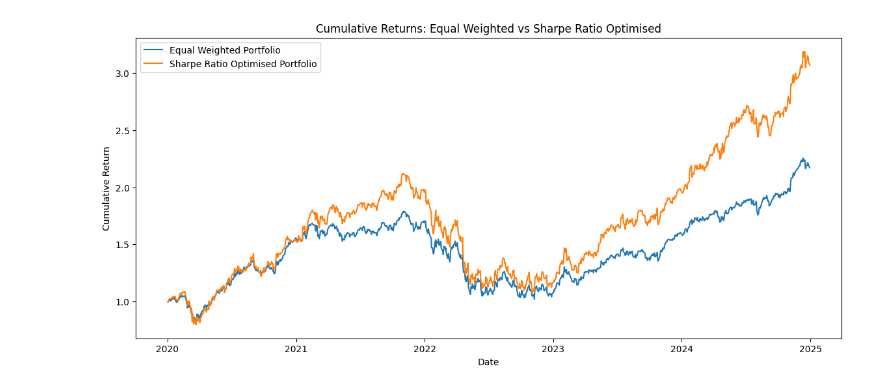
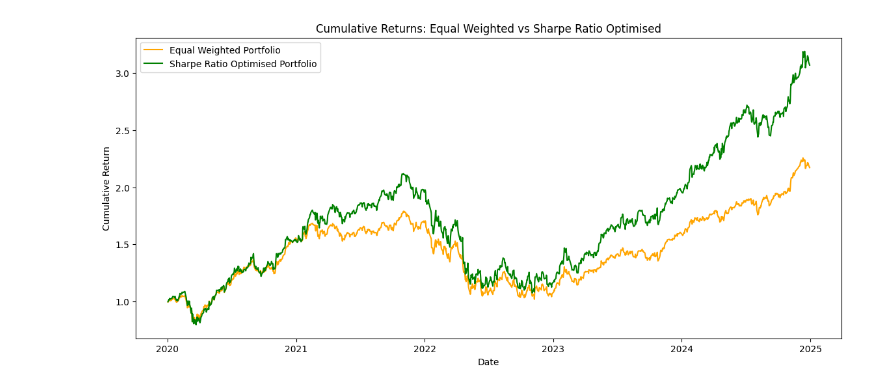
Before and after one commit to Imperial-Business-School/python-for-finance-adyachetiya, a Jupyter notebook: PythonIndividualAssignment.ipynb, the cells around one changed output. Saved outputs shown, nothing was run; the diff lists cells and outputs as text; code cells hidden in the pictures.

```diff
--- a/PythonIndividualAssignment.ipynb
+++ b/PythonIndividualAssignment.ipynb
@@ -54,0 +42,7 @@ dtype: int64
+# %%
+#check for missing values
+print(df.isnull().sum())
+
+#displaying clean data
+print(df.isnull().sum())
+df_clean = df.copy()
@@ -240,19 +282,15 @@ dtype: float64
 # %%
-# Portfolio Optimisation
 import numpy as np
 from scipy.optimize import minimize
 
-# Use the daily returns calculated earlier
-returns = df_clean.pct_change().dropna()
-
-# Annualization factors for daily data (if you want annualized Sharpe)
+#annualization factors for daily data for annualised Sharpe
 trading_days = 252
 
-# Calculate mean returns and covariance matrix
+#calculating mean returns and covariance matrix
 mean_returns = returns.mean()
 cov_matrix = returns.cov()
 
-# Define the function to minimize (negative Sharpe Ratio)
+#define the function to minimize (negative Sharpe Ratio)
 def neg_sharpe(weights, mean_returns, cov_matrix, risk_free=0.0):
     """
     Objective function for optimization: negative Sharpe ratio.
@@ -264,18 +302,22 @@ def neg_sharpe(weights, mean_returns, cov_matrix, risk_free=0.0):
         return 0
     return -(port_return - risk_free) / port_vol
 
+#counting the number of assets in a portfolio
 num_assets = len(mean_returns)
-init_guess = num_assets * [1. / num_assets]  # start with equal weights
+#starting with equal weights for all assets
+init_guess = num_assets * [1. / num_assets]
+#restricting each weight to lie between 0 and 1 (no short selling or leverage)
 bounds = tuple((0, 1) for _ in range(num_assets))
+#ensuring the sum of all weights equals 1 (fully invested portfolio)
 constraints = ({'type': 'eq', 'fun': lambda x: np.sum(x) - 1})
 
-# Run the optimizer
+#running the optimizer
 opt_result = minimize(neg_sharpe, init_guess, args=(mean_returns, cov_matrix),
                       method='SLSQP', bounds=bounds, constraints=constraints)
 
 opt_weights = opt_result.x
 
-# Make results more readable:
+#displaying results
 opt_weights_df = pd.DataFrame({'Stock': returns.columns, 'Sharpe_Opt_Weight': opt_weights})
 
 print(opt_weights_df)
@@ -294,23 +339,21 @@ print(opt_weights_df)
 # %%
-# Sharpe-optimised portfolio returns
+#sharpe-optimised portfolio returns
 sharpe_port_returns = returns.dot(opt_weights)
 sharpe_port_cum = (1 + sharpe_port_returns).cumprod()
 
-# Equal weighted portfolio
+#equal weighted portfolio
 equal_weights = np.repeat(1/num_assets, num_assets)
 equal_port_returns = returns.dot(equal_weights)
 equal_port_cum = (1 + equal_port_returns).cumprod()
 
-# (AI-generated approach will be added below after Copilot code)
-
-# Plot for comparison
+#plotting for comparison
 plt.figure(figsize=(14,6))
-plt.plot(equal_port_cum, label='Equal Weighted Portfolio')
-plt.plot(sharpe_port_cum, label='Sharpe Ratio Optimised Portfolio')
+plt.plot(equal_port_cum, label='Equal Weighted Portfolio', color='orange')
+plt.plot(sharpe_port_cum, label='Sharpe Ratio Optimised Portfolio', color='green')
 plt.title("Cumulative Returns: Equal Weighted vs Sharpe Ratio Optimised")
 plt.xlabel("Date")
 plt.ylabel("Cumulative Return")
 plt.legend()
 plt.show()
 # %% [output]
-[figure, old version]
+[figure, new version]
```
Also changed, not shown: parts of 21 cells of this notebook.
